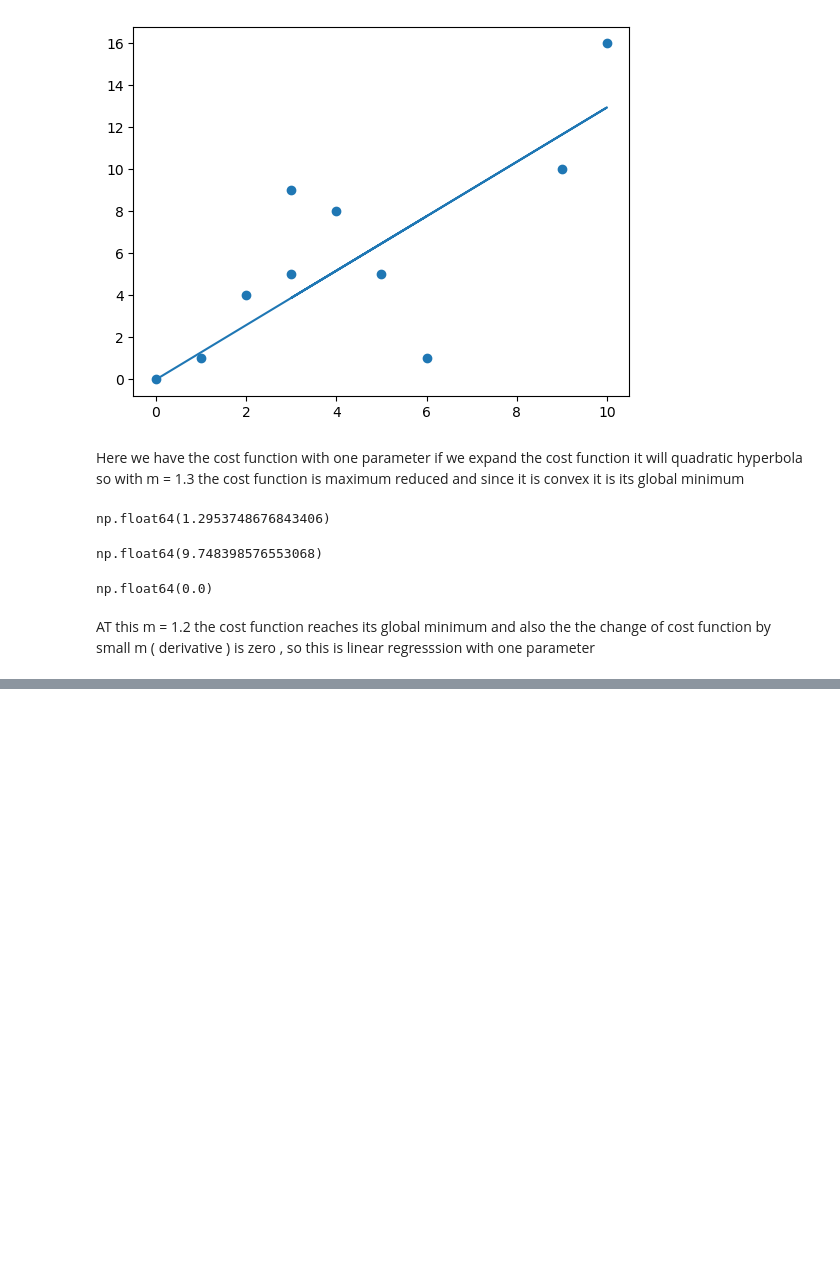
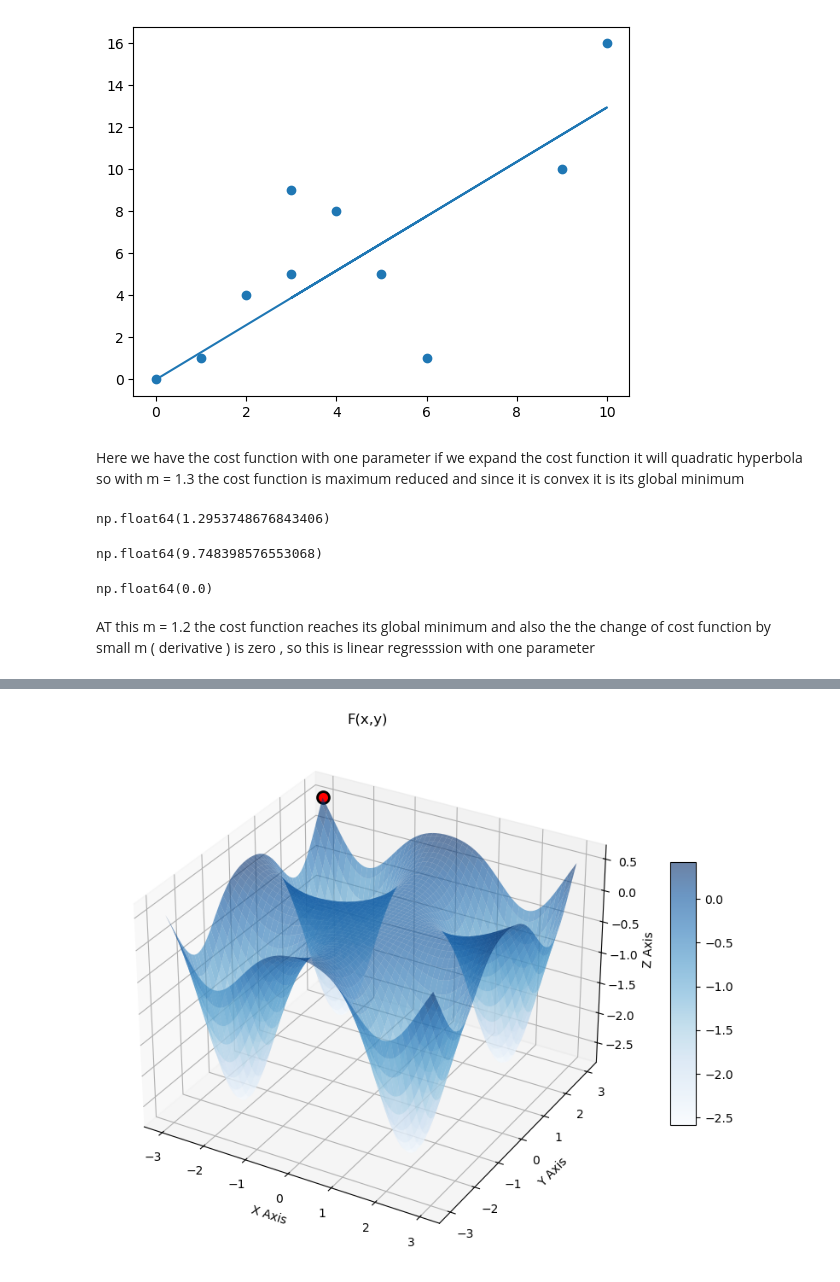
Before and after one commit to qamarr6092/math-with-python, a Jupyter notebook: Calculus/calculus.ipynb, the cells around one changed output, grey strips where cells are left out. Drawn from its saved outputs; the diff is of its cells as text; code cells hidden in the pictures; blank space fills up the shorter version.

```diff
--- a/Calculus/calculus.ipynb
+++ b/Calculus/calculus.ipynb
@@ -599,0 +682,16 @@ plt.close('all')
+# %%
+import sympy as sp
+x, y = sp.symbols('x y')
+
+centers = [(2, 2), (-2, 2), (-2, -2), (2, -2)]
+gaussians = sum(3 * sp.exp(-((x - cx)**2 + (y - cy)**2)) for cx, cy in centers)
+exp = 0.05 * (x**2 + y**2) - gaussians
+sp_dx = sp.diff(exp, x)
+sp_dy = sp.diff(exp, y)
+
+f = sp.lambdify((x, y), exp, 'numpy')
+fx = sp.lambdify((x, y), sp_dx, 'numpy')
+fy = sp.lambdify((x, y), sp_dy, 'numpy')
+
+def grad_f(x_val, y_val):
+    return np.array([fx(x_val, y_val), fy(x_val, y_val)])
@@ -599,0 +710,32 @@ plt.close('all')
+# %%
+%matplotlib inline
+x = np.linspace(-3, 3, 100)
+y = np.linspace(-3, 3, 100)
+X, Y = np.meshgrid(x, y)
+
+data_points = f(X, Y)
+
+fig = plt.figure(figsize=(12, 8))
+ax = fig.add_subplot(projection='3d')
+
+surf = ax.plot_surface(X, Y, data_points, cmap='Blues', alpha=0.6, edgecolor='none')
+
+
+ax.scatter(
+    -3, 3, f(-3, 3),
+    s=100,
+    color='red',
+    marker='o',
+    edgecolors='black',
+    linewidth=2,
+    depthshade=False
+)
+
+ax.set_xlabel('X Axis')
+ax.set_ylabel('Y Axis')
+ax.set_zlabel('Z Axis')
+ax.set_title('F(x,y)')
+fig.colorbar(surf, shrink=0.5, aspect=10)
+plt.show()
+# %% [output]
+[figure, added]
```
Also changed, not shown: parts of 19 cells of this notebook, 1 other file.
